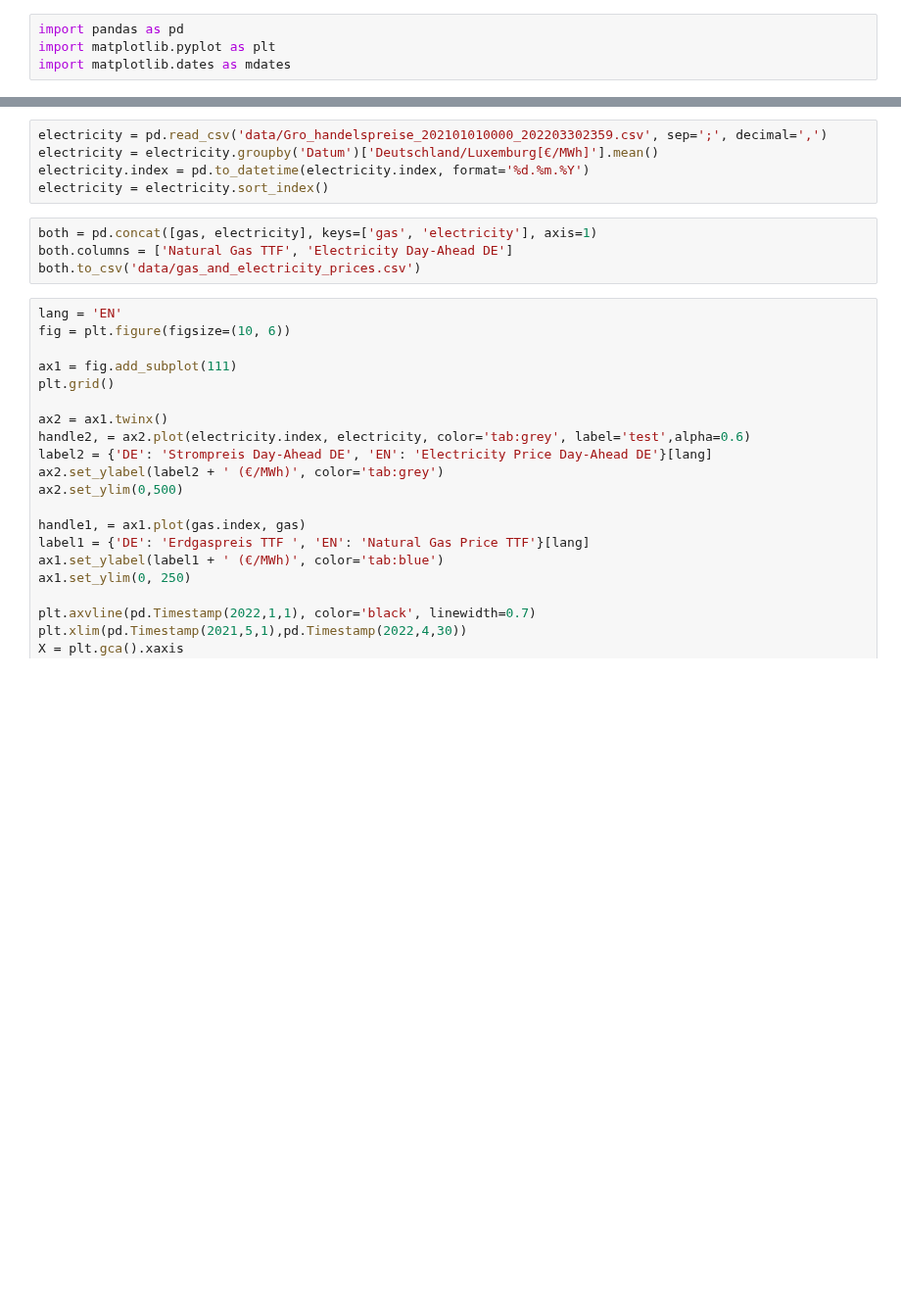
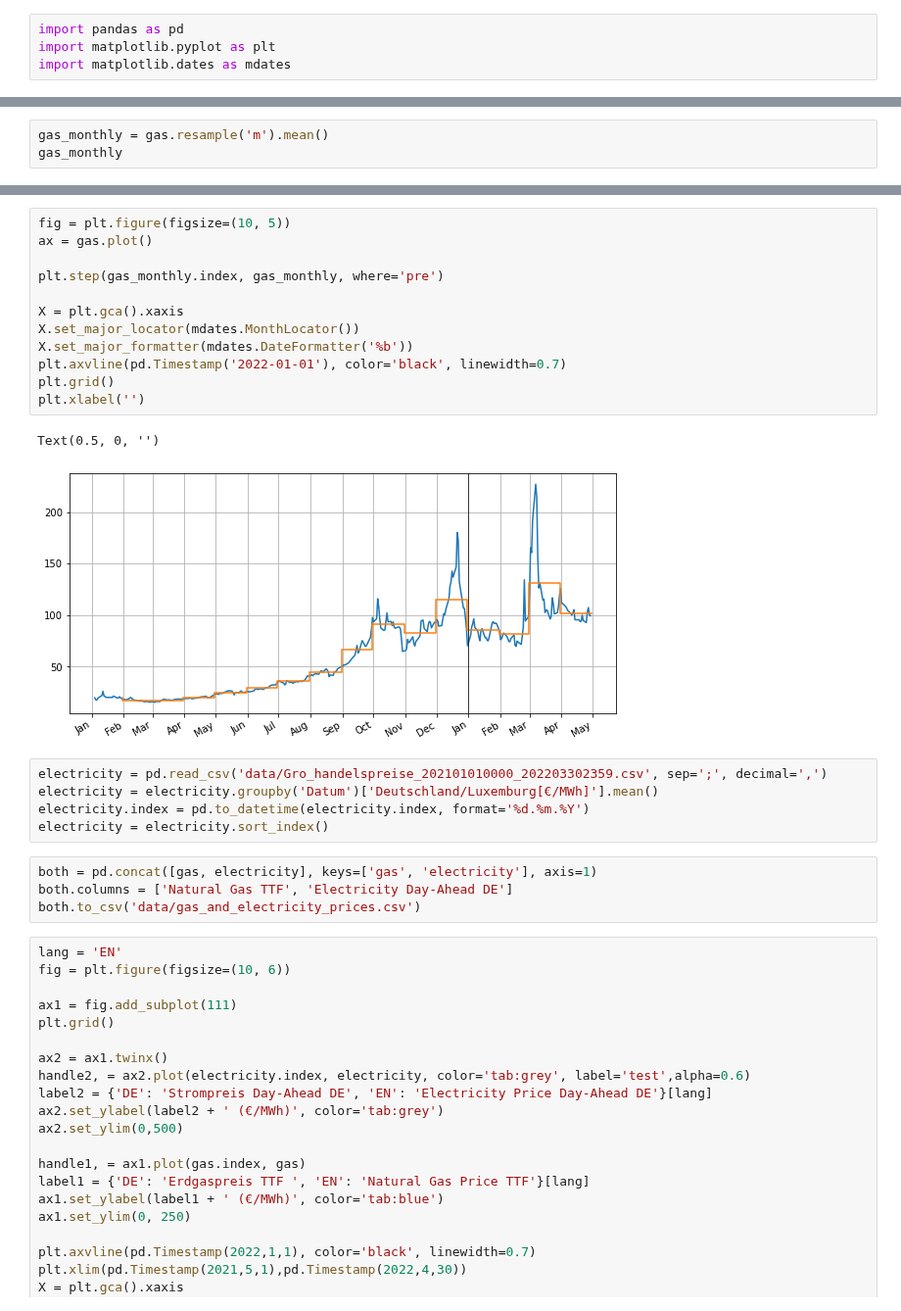
Before and after one commit to oruhnau/energy_demand, a Jupyter notebook: prices.ipynb, the cells around one changed output, grey strips where cells are left out. Shown at 98% size. Saved outputs shown, nothing was run; the diff lists cells and outputs as text; blank space fills up the shorter version.

Commit message:
added average prices with step function

```diff
--- a/prices.ipynb
+++ b/prices.ipynb
@@ -19,0 +10,3 @@ gas.sort_index().to_csv('data/gas_prices_TTF.csv')
+# %%
+gas_monthly = gas.resample('m').mean()
+gas_monthly
@@ -20,3 +32,18 @@ gas.sort_index().to_csv('data/gas_prices_TTF.csv')
+# %%
+fig = plt.figure(figsize=(10, 5))
+ax = gas.plot()
+
+plt.step(gas_monthly.index, gas_monthly, where='pre')
+
+X = plt.gca().xaxis
+X.set_major_locator(mdates.MonthLocator())
+X.set_major_formatter(mdates.DateFormatter('%b'))
+plt.axvline(pd.Timestamp('2022-01-01'), color='black', linewidth=0.7)
+plt.grid()
+plt.xlabel('')
+# %% [output]
+Text(0.5, 0, '')
+[figure, added]
 # %%
 electricity = pd.read_csv('data/Gro_handelspreise_202101010000_202203302359.csv', sep=';', decimal=',')
 electricity = electricity.groupby('Datum')['Deutschland/Luxemburg[€/MWh]'].mean()
```
Also changed, not shown: parts of 2 cells of this notebook.
